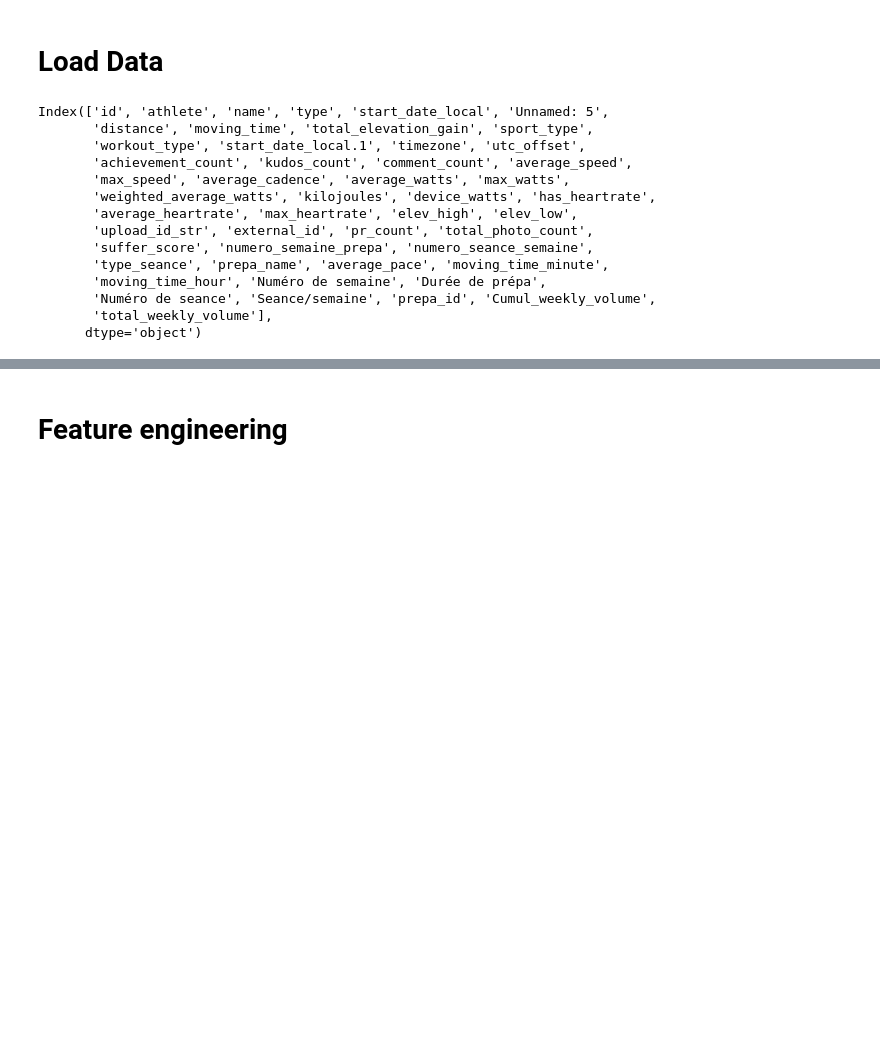
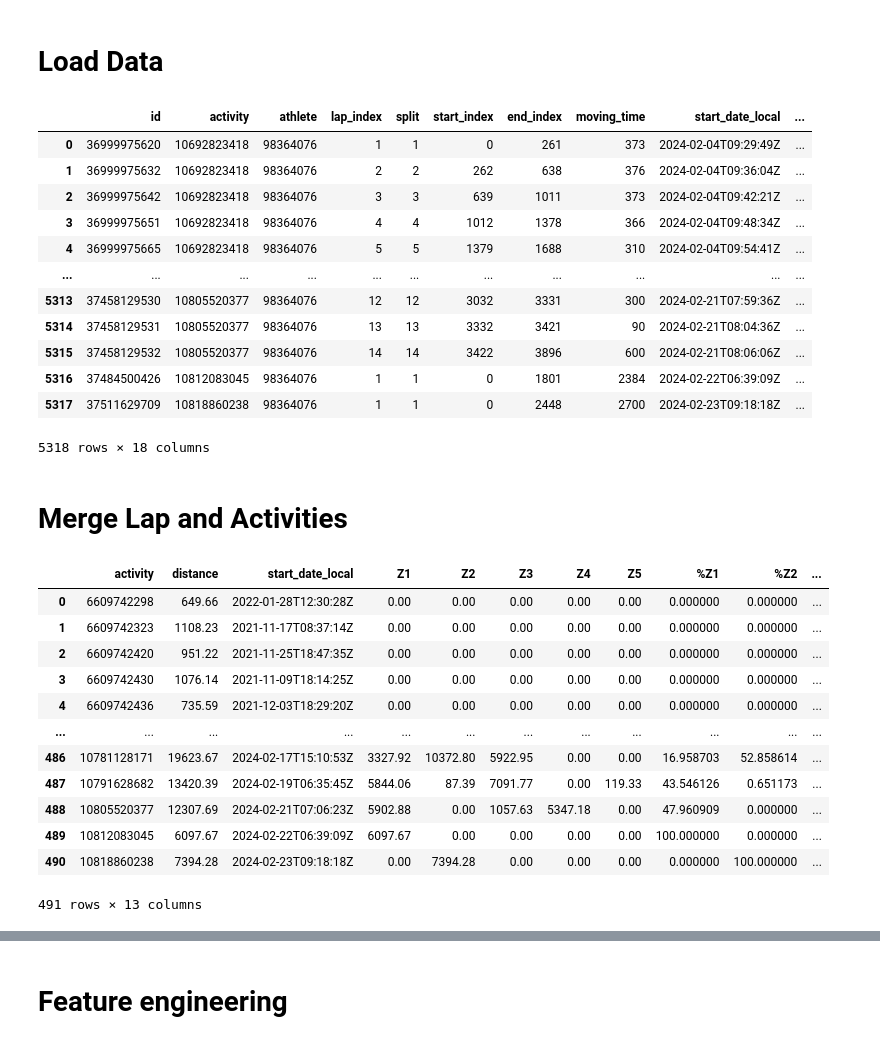
Before and after one commit to TheoCostes/SynchronizeRunningData, a Jupyter notebook: notebooks/2_create_analytics_visuals.ipynb, the cells around one changed output, grey strips where cells are left out. Saved outputs shown, nothing was run; the diff lists cells and outputs as text; code cells hidden in the pictures; blank space fills up the shorter version.

Commit message:
ajout merge lap et activité

```diff
--- a/notebooks/2_create_analytics_visuals.ipynb
+++ b/notebooks/2_create_analytics_visuals.ipynb
@@ -34,19 +34,59 @@ df_act = pd.read_csv(response['Body'])
 response = s3.get_object(Bucket=s3_bucket, Key=s3_key_lap)
 df_lap = pd.read_csv(response['Body'])
 # %%
-df_act.columns
+df_lap
 # %% [output]
+|  | id | activity | athlete | lap_index | split | start_index | end_index | moving_time | start_date_local | ... |
+| 0 | 36999975620 | 10692823418 | 98364076 | 1 | 1 | 0 | 261 | 373 | 2024-02-04T09:29:49Z | ... |
+| 1 | 36999975632 | 10692823418 | 98364076 | 2 | 2 | 262 | 638 | 376 | 2024-02-04T09:36:04Z | ... |
+| 2 | 36999975642 | 10692823418 | 98364076 | 3 | 3 | 639 | 1011 | 373 | 2024-02-04T09:42:21Z | ... |
+| 3 | 36999975651 | 10692823418 | 98364076 | 4 | 4 | 1012 | 1378 | 366 | 2024-02-04T09:48:34Z | ... |
+| 4 | 36999975665 | 10692823418 | 98364076 | 5 | 5 | 1379 | 1688 | 310 | 2024-02-04T09:54:41Z | ... |
+| ... | ... | ... | ... | ... | ... | ... | ... | ... | ... | ... |
+| 5313 | 37458129530 | 10805520377 | 98364076 | 12 | 12 | 3032 | 3331 | 300 | 2024-02-21T07:59:36Z | ... |
+| 5314 | 37458129531 | 10805520377 | 98364076 | 13 | 13 | 3332 | 3421 | 90 | 2024-02-21T08:04:36Z | ... |
+| 5315 | 37458129532 | 10805520377 | 98364076 | 14 | 14 | 3422 | 3896 | 600 | 2024-02-21T08:06:06Z | ... |
+| 5316 | 37484500426 | 10812083045 | 98364076 | 1 | 1 | 0 | 1801 | 2384 | 2024-02-22T06:39:09Z | ... |
+| 5317 | 37511629709 | 10818860238 | 98364076 | 1 | 1 | 0 | 2448 | 2700 | 2024-02-23T09:18:18Z | ... |
-Index(['id', 'athlete', 'name', 'type', 'start_date_local', 'Unnamed: 5',
-       'distance', 'moving_time', 'total_elevation_gain', 'sport_type',
-       'workout_type', 'start_date_local.1', 'timezone', 'utc_offset',
-       'achievement_count', 'kudos_count', 'comment_count', 'average_speed',
-       'max_speed', 'average_cadence', 'average_watts', 'max_watts',
-       'weighted_average_watts', 'kilojoules', 'device_watts', 'has_heartrate',
-       'average_heartrate', 'max_heartrate', 'elev_high', 'elev_low',
-       'upload_id_str', 'external_id', 'pr_count', 'total_photo_count',
-       'suffer_score', 'numero_semaine_prepa', 'numero_seance_semaine',
-       'type_seance', 'prepa_name', 'average_pace', 'moving_time_minute',
-       'moving_time_hour', 'Numéro de semaine', 'Durée de prépa',
-       'Numéro de seance', 'Seance/semaine', 'prepa_id', 'Cumul_weekly_volume',
-       'total_weekly_volume'],
-      dtype='object')
+5318 rows × 18 columns
+# %% [markdown]
+# Merge Lap and Activities
+# %%
+df_lap['Z1'] = df_lap.apply(lambda row: row['distance'] if row['pace_zone'] == 1.0 else 0, axis=1)
+df_lap['Z2'] = df_lap.apply(lambda row: row['distance'] if row['pace_zone'] == 2.0 else 0, axis=1)
+df_lap['Z3'] = df_lap.apply(lambda row: row['distance'] if row['pace_zone'] == 3.0 else 0, axis=1)
+df_lap['Z4'] = df_lap.apply(lambda row: row['distance'] if row['pace_zone'] == 4.0 else 0, axis=1)
+df_lap['Z5'] = df_lap.apply(lambda row: row['distance'] if row['pace_zone'] == 5.0 else 0, axis=1)
+# %%
+agg_lap = df_lap.groupby('activity').agg(
+    {
+        'distance': 'sum',
+        'start_date_local' : 'first',
+        'Z1': 'sum',
+        'Z2': 'sum',
+        'Z3': 'sum',
+        'Z4': 'sum',
+        'Z5': 'sum'
+    }
+).reset_index()
+# %%
+agg_lap['%Z1'] = agg_lap['Z1'] / agg_lap['distance'] * 100
+agg_lap['%Z2'] = agg_lap['Z2'] / agg_lap['distance'] * 100
+agg_lap['%Z3'] = agg_lap['Z3'] / agg_lap['distance'] * 100
+agg_lap['%Z4'] = agg_lap['Z4'] / agg_lap['distance'] * 100
+agg_lap['%Z5'] = agg_lap['Z5'] / agg_lap['distance'] * 100
+agg_lap
+# %% [output]
+|  | activity | distance | start_date_local | Z1 | Z2 | Z3 | Z4 | Z5 | %Z1 | %Z2 | ... |
+| 0 | 6609742298 | 649.66 | 2022-01-28T12:30:28Z | 0.00 | 0.00 | 0.00 | 0.00 | 0.00 | 0.000000 | 0.000000 | ... |
+| 1 | 6609742323 | 1108.23 | 2021-11-17T08:37:14Z | 0.00 | 0.00 | 0.00 | 0.00 | 0.00 | 0.000000 | 0.000000 | ... |
+| 2 | 6609742420 | 951.22 | 2021-11-25T18:47:35Z | 0.00 | 0.00 | 0.00 | 0.00 | 0.00 | 0.000000 | 0.000000 | ... |
+| 3 | 6609742430 | 1076.14 | 2021-11-09T18:14:25Z | 0.00 | 0.00 | 0.00 | 0.00 | 0.00 | 0.000000 | 0.000000 | ... |
+| 4 | 6609742436 | 735.59 | 2021-12-03T18:29:20Z | 0.00 | 0.00 | 0.00 | 0.00 | 0.00 | 0.000000 | 0.000000 | ... |
+| ... | ... | ... | ... | ... | ... | ... | ... | ... | ... | ... | ... |
+| 486 | 10781128171 | 19623.67 | 2024-02-17T15:10:53Z | 3327.92 | 10372.80 | 5922.95 | 0.00 | 0.00 | 16.958703 | 52.858614 | ... |
+| 487 | 10791628682 | 13420.39 | 2024-02-19T06:35:45Z | 5844.06 | 87.39 | 7091.77 | 0.00 | 119.33 | 43.546126 | 0.651173 | ... |
+| 488 | 10805520377 | 12307.69 | 2024-02-21T07:06:23Z | 5902.88 | 0.00 | 1057.63 | 5347.18 | 0.00 | 47.960909 | 0.000000 | ... |
+| 489 | 10812083045 | 6097.67 | 2024-02-22T06:39:09Z | 6097.67 | 0.00 | 0.00 | 0.00 | 0.00 | 100.000000 | 0.000000 | ... |
+| 490 | 10818860238 | 7394.28 | 2024-02-23T09:18:18Z | 0.00 | 7394.28 | 0.00 | 0.00 | 0.00 | 0.000000 | 100.000000 | ... |
+491 rows × 13 columns
```
Also changed, not shown: parts of 3 cells of this notebook.
